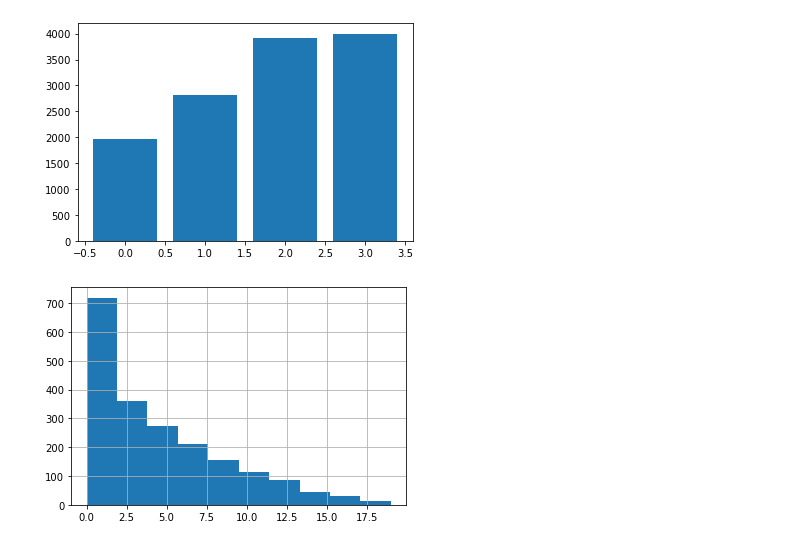
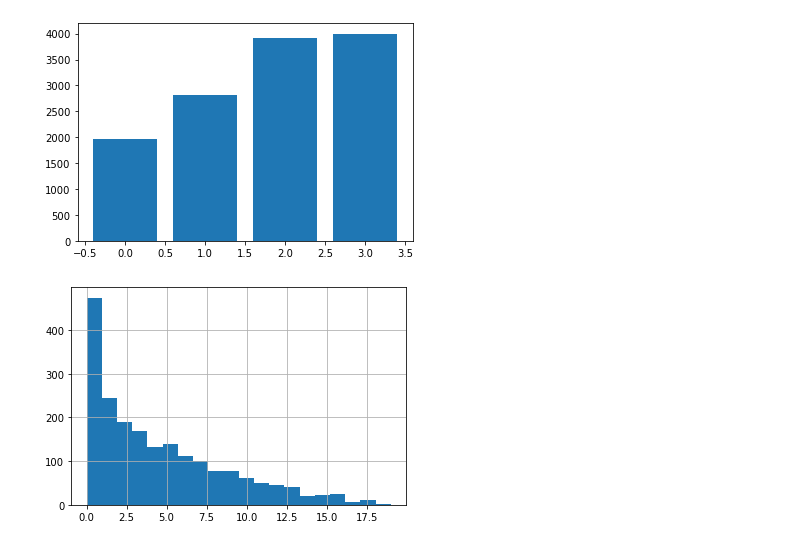
Before and after one commit to Charles2005/Mobile-Price-Classification, a Jupyter notebook: Files/Mobile-Price-Classication.ipynb, the cells around one changed output. Saved outputs shown, nothing was run; the diff lists cells and outputs as text; code cells hidden in the pictures.

```diff
--- a/Files/Mobile-Price-Classication.ipynb
+++ b/Files/Mobile-Price-Classication.ipynb
@@ -150,3 +147,0 @@ mobile_train.describe()
-# %%
-mobile_train["sc_a"] = mobile_train["sc_h"] * mobile_train["sc_w"]
-mobile_train.drop(["sc_h", "sc_w"], axis=1, inplace = True)
@@ -201,6 +204,6 @@ plt.bar(mobile_train["price_range"], mobile_train["ram"]);
 # %% [output]
 [figure]
 # %%
-mobile_train["fc"].hist();
+mobile_train["fc"].hist(bins=20);
 # %% [output]
-[figure, old version]
+[figure, new version]
```
Also changed, not shown: parts of 11 cells of this notebook.
